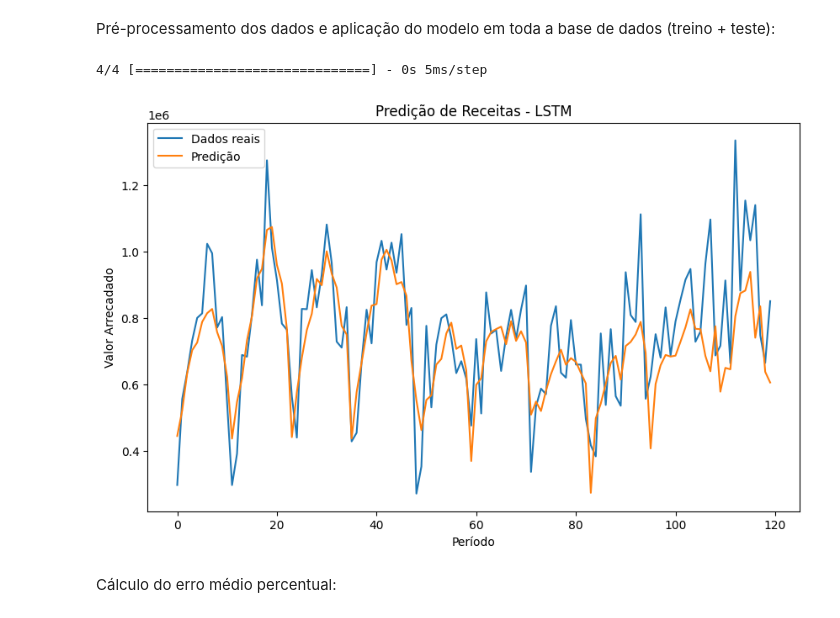
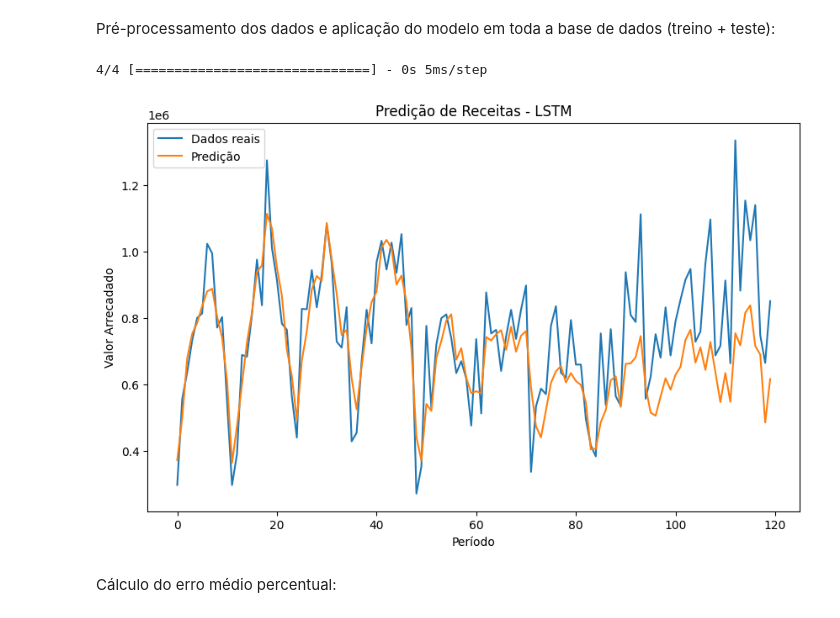
Before and after one commit to AllysonAbreu/neural_network_studies, a Jupyter notebook: notebooks/v3/rede_neural_dados_nuvem.ipynb, the cells around one changed output. Drawn from its saved outputs; the diff is of its cells as text; code cells hidden in the pictures.

Commit message:
[feat]: novs dados, não utilizarei RN para trabalhar com despesas, tentar outros algoritmos.

```diff
--- a/notebooks/v3/rede_neural_dados_nuvem.ipynb
+++ b/notebooks/v3/rede_neural_dados_nuvem.ipynb
@@ -666,13 +608,0 @@ df_despesas_agrupado.head()
-# %%
-# sample dos dados para as despesas mensais do município
-df_despesas_agrupado['SMA(12)_saldo'] = df_despesas_agrupado['saldo'].rolling(window=12).mean()
-df_despesas_agrupado['SMA(6)_saldo'] = df_despesas_agrupado['saldo'].rolling(window=6).mean()
-df_despesas_agrupado['SMA(3)_saldo'] = df_despesas_agrupado['saldo'].rolling(window=3).mean()
-df_despesas_agrupado['SMA(2)_saldo'] = df_despesas_agrupado['saldo'].rolling(window=2).mean()
-df_despesas_agrupado['lag(12)_saldo'] = df_despesas_agrupado['saldo'].shift(12)
-df_despesas_agrupado['lag(6)_saldo'] = df_despesas_agrupado['saldo'].shift(6)
-df_despesas_agrupado['lag(4)_saldo'] = df_despesas_agrupado['saldo'].shift(4)
-df_despesas_agrupado['lag(3)_saldo'] = df_despesas_agrupado['saldo'].shift(3)
-df_despesas_agrupado['lag(2)_saldo'] = df_despesas_agrupado['saldo'].shift(2)
-df_despesas_agrupado['lag(1)_saldo'] = df_despesas_agrupado['saldo'].shift(1)
-df_despesas_agrupado.head()
@@ -723,11 +645,11 @@ df_despesas_agrupado.to_csv('../../data/dados_despesas.csv', index=False, sep=';
 train_size = int(len(df_despesas_agrupado) * 0.75)
 train_dataset, test_dataset = df_despesas_agrupado.iloc[:train_size], df_despesas_agrupado.iloc[train_size:]
 # %%
-X_train = train_dataset.drop(['valor_fixado','valor_empenhado','valor_liquidado','valor_pago','saldo'], axis=1)
-y_train = train_dataset.loc[:, ['valor_fixado','valor_empenhado','valor_liquidado','valor_pago','saldo']]
+X_train = train_dataset.drop(['valor_pago'], axis=1)
+y_train = train_dataset.loc[:, ['valor_pago']]
 # %%
-X_test = test_dataset.drop(['valor_fixado','valor_empenhado','valor_liquidado','valor_pago','saldo'], axis=1)
-y_test = test_dataset.loc[:, ['valor_fixado','valor_empenhado','valor_liquidado','valor_pago','saldo']]
+X_test = test_dataset.drop(['valor_pago'], axis=1)
+y_test = test_dataset.loc[:, ['valor_pago']]
 # %%
 from sklearn.preprocessing import MinMaxScaler
 
@@ -746,8 +668,8 @@ test_x_norm = input_scaler.transform(X_test)
 # %%
 X_test = test_x_norm.reshape((test_x_norm.shape[0], 1, test_x_norm.shape[1]))
 X_train = train_x_norm.reshape((train_x_norm.shape[0], 1, train_x_norm.shape[1]))
-y_test = test_y_norm.reshape((test_y_norm.shape[0], 5))
-y_train = train_y_norm.reshape((train_y_norm.shape[0], 5))
+y_test = test_y_norm.reshape((test_y_norm.shape[0], 1))
+y_train = train_y_norm.reshape((train_y_norm.shape[0], 1))
 # %% [markdown]
 Ajuste no modelo com 32, 64 e 128 neurônios para verficação do mais adequado para a aplicação.
 # %%
@@ -1132,23 +1053,23 @@ def plot_future(prediction, y):
     plt.savefig('../../src/static/images/despesas/figura[4].png')
     plt.show()
 # %%
-X = df_despesas_agrupado.drop(['valor_fixado','valor_empenhado','valor_liquidado','valor_pago','saldo'], axis=1)
-y = df_despesas_agrupado.loc[:, ['valor_fixado','valor_empenhado','valor_liquidado','valor_pago','saldo']]
+X = df_despesas_agrupado.drop(['valor_pago'], axis=1)
+y = df_despesas_agrupado.loc[:, ['valor_pago']]
 
 y_norm = output_scaler.transform(y)
 X_norm = input_scaler.transform(X)
 
 X = X_norm.reshape((X_norm.shape[0], 1, X_norm.shape[1]))
 y = y_norm.reshape((y_norm.shape[0], 1))
 
 y = scaler_y.inverse_transform(y)
 
 prediction_lstm = prediction(model_lstm)
 
 plot_future(prediction_lstm, y)
 # %% [output]
 4/4 [==============================] - 0s 5ms/step
-[figure, old version]
+[figure, new version]
 # %% [markdown]
 Cálculo do erro médio percentual:
 # %%
```
Also changed, not shown: parts of 25 cells of this notebook, 12 other files.
